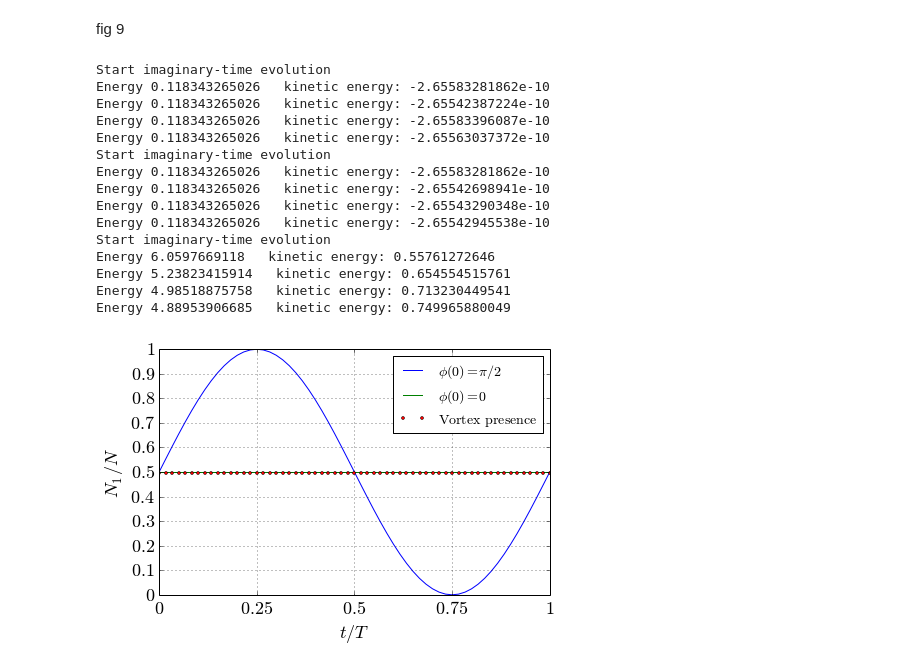
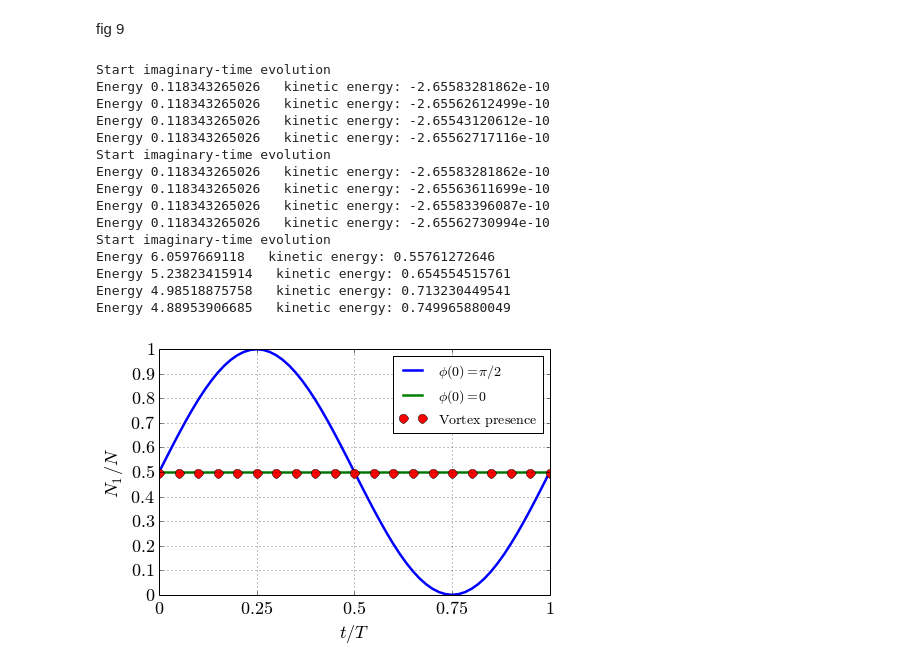
Before and after one commit to AberaAMuhamed/notebooks, a Jupyter notebook: Vortex Dynamics.ipynb, the cells around one changed output. Saved outputs shown, nothing was run; the diff lists cells and outputs as text; code cells hidden in the pictures.

```diff
--- a/Vortex Dynamics.ipynb
+++ b/Vortex Dynamics.ipynb
@@ -1206,33 +1220,33 @@ gAB_over_g =1.
 Rabi_period = np.pi
 coupling = 20.
 
-list_N1 = []
-list_N2 = []
+list3_N1 = []
+list3_N2 = []
 phase_diff_serie = np.array([1/2., 0.])*np.pi
 for phase_diff in phase_diff_serie:
     N1, N2, phase1, phase2 = density_oscillation(dim, periodic, Rabi_period, coupling, Rabi_periods_to_be_simulated,
                                gAB_over_g, vortex, ext_potential, phase_diff)
-    list_N1.append(N1)
-    list_N2.append(N2)
+    list3_N1.append(N1)
+    list3_N2.append(N2)
 
 vortex = True
 periodic = False
 ext_potential = True
 N1, N2, phase1, phase2 = density_oscillation(dim, periodic, Rabi_period, coupling, Rabi_periods_to_be_simulated,
                            gAB_over_g, vortex, ext_potential, phase_diff)
-list_N1.append(N1)
-list_N2.append(N2)
+list3_N1.append(N1)
+list3_N2.append(N2)
 # %% [output]
 Start imaginary-time evolution
 Energy 0.118343265026   kinetic energy: -2.65583281862e-10
-Energy 0.118343265026   kinetic energy: -2.65542387224e-10
-Energy 0.118343265026   kinetic energy: -2.65583396087e-10
-Energy 0.118343265026   kinetic energy: -2.65563037372e-10
+Energy 0.118343265026   kinetic energy: -2.65562612499e-10
+Energy 0.118343265026   kinetic energy: -2.65543120612e-10
+Energy 0.118343265026   kinetic energy: -2.65562717116e-10
 Start imaginary-time evolution
 Energy 0.118343265026   kinetic energy: -2.65583281862e-10
-Energy 0.118343265026   kinetic energy: -2.65542698941e-10
-Energy 0.118343265026   kinetic energy: -2.65543290348e-10
-Energy 0.118343265026   kinetic energy: -2.65542945538e-10
+Energy 0.118343265026   kinetic energy: -2.65563611699e-10
+Energy 0.118343265026   kinetic energy: -2.65583396087e-10
+Energy 0.118343265026   kinetic energy: -2.65562730994e-10
 Start imaginary-time evolution
 Energy 6.0597669118   kinetic energy: 0.55761272646
 Energy 5.23823415914   kinetic energy: 0.654554515761
@@ -1241,22 +1255,22 @@ Energy 4.88953906685   kinetic energy: 0.749965880049
 # %%
 fontsize = 18
 time = np.linspace(0, 1., 61)
 plt.figure(figsize=(7,4.4))
 
-plt.plot(time, list_N1[0], label='$\phi(0) = \pi/2$')
-plt.plot(time, list_N1[1], label='$\phi(0) = 0$')
-plt.plot(time, list_N1[len(phase_diff_serie)], 'o', ms=3, label=r'$\mathrm{Vortex \, presence}$')
+plt.plot(time, list3_N1[0], label='$\phi(0) = \pi/2$', linewidth=2.5)
+plt.plot(time, list3_N1[1], label='$\phi(0) = 0$', linewidth=2.5)
+plt.plot(time[::3], list3_N1[len(phase_diff_serie)][::3], 'o', ms=9, label=r'$\mathrm{Vortex \, presence}$')
 
 plt.xlabel('$t/T$', fontsize=fontsize)
 plt.ylabel('$N_1/N$', fontsize=fontsize)
 plt.xticks([0,0.25,0.5,0.75,1], ['$0$','$0.25$','$0.5$','$0.75$','$1$'], fontsize=fontsize)
 plt.yticks([0,0.1,0.2,0.3,0.4,0.5,0.6,0.7,0.8,0.9,1],
            ['$0$','$0.1$','$0.2$','$0.3$','$0.4$','$0.5$','$0.6$','$0.7$','$0.8$','$0.9$','$1$',],
            fontsize=fontsize)
 plt.ylim(0,1)
 plt.grid()
 plt.legend(fontsize=fontsize-4, bbox_to_anchor=(1, 1))
 plt.savefig('density_vortex.pdf')
 plt.show()
 # %% [output]
-[figure, old version]
+[figure, new version]
```
Also changed, not shown: parts of 5 cells of this notebook.
